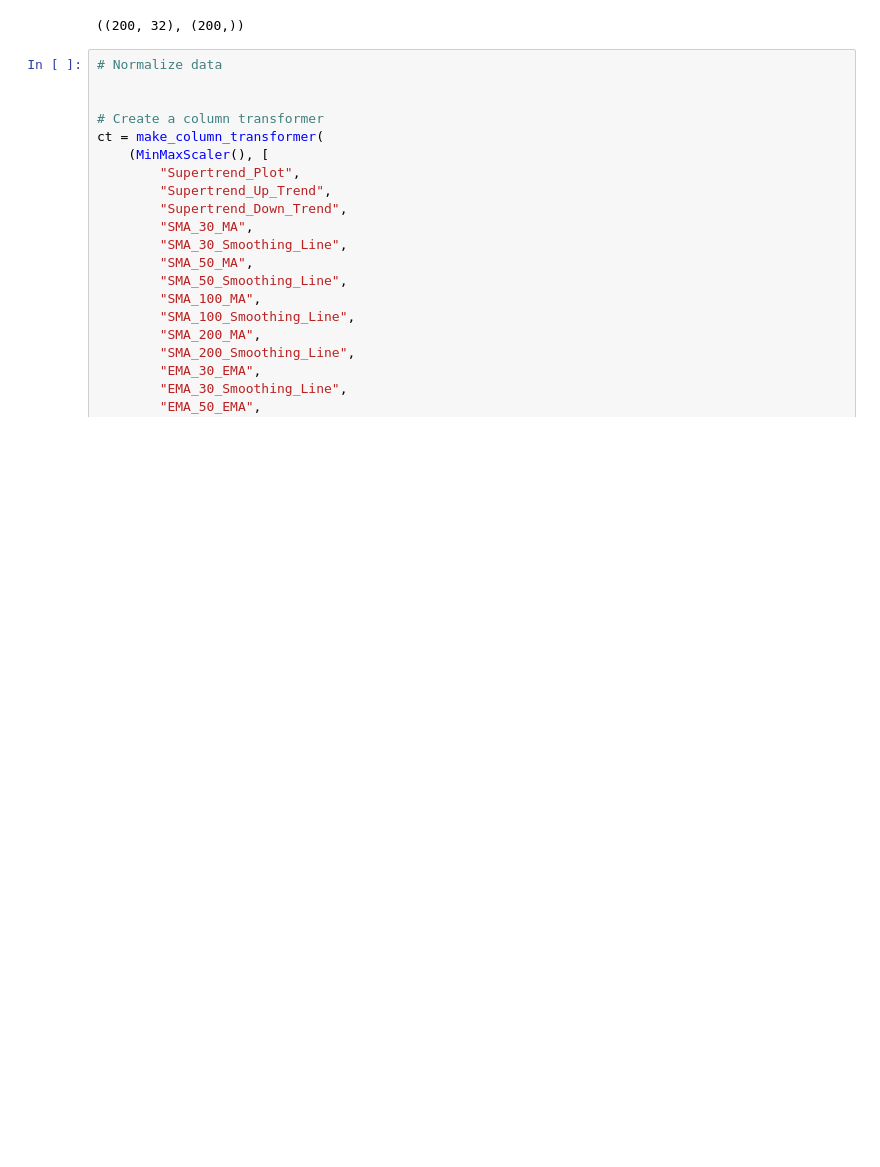
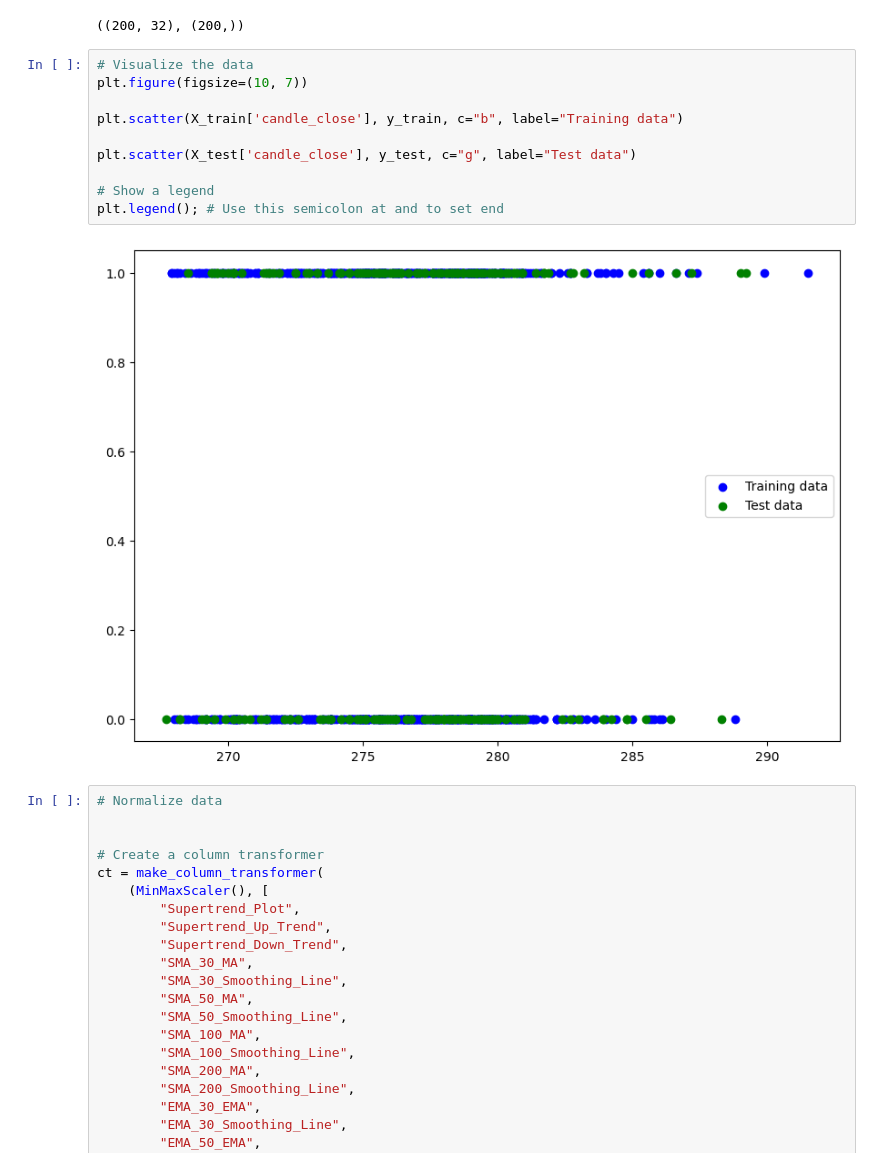
Before and after one commit to jjuniorc/tensorflow, a Jupyter notebook: zeta_01_linear_regression.ipynb, the cells around one changed output. Saved outputs shown, nothing was run; the diff lists cells and outputs as text; blank space fills up the shorter version.

```diff
--- a/zeta_01_linear_regression.ipynb
+++ b/zeta_01_linear_regression.ipynb
@@ -205,6 +206,18 @@ X_train.shape, y_train.shape
 X_test.shape, y_test.shape
 # %% [output]
 ((200, 32), (200,))
+# %%
+# Visualize the data
+plt.figure(figsize=(10, 7))
+
+plt.scatter(X_train['candle_close'], y_train, c="b", label="Training data")
+
+plt.scatter(X_test['candle_close'], y_test, c="g", label="Test data")
+
+# Show a legend
+plt.legend(); # Use this semicolon at and to set end
+# %% [output]
+[figure, added]
 # %%
 # Normalize data
 
```
Also changed, not shown: parts of 9 cells of this notebook, 1 other file.
